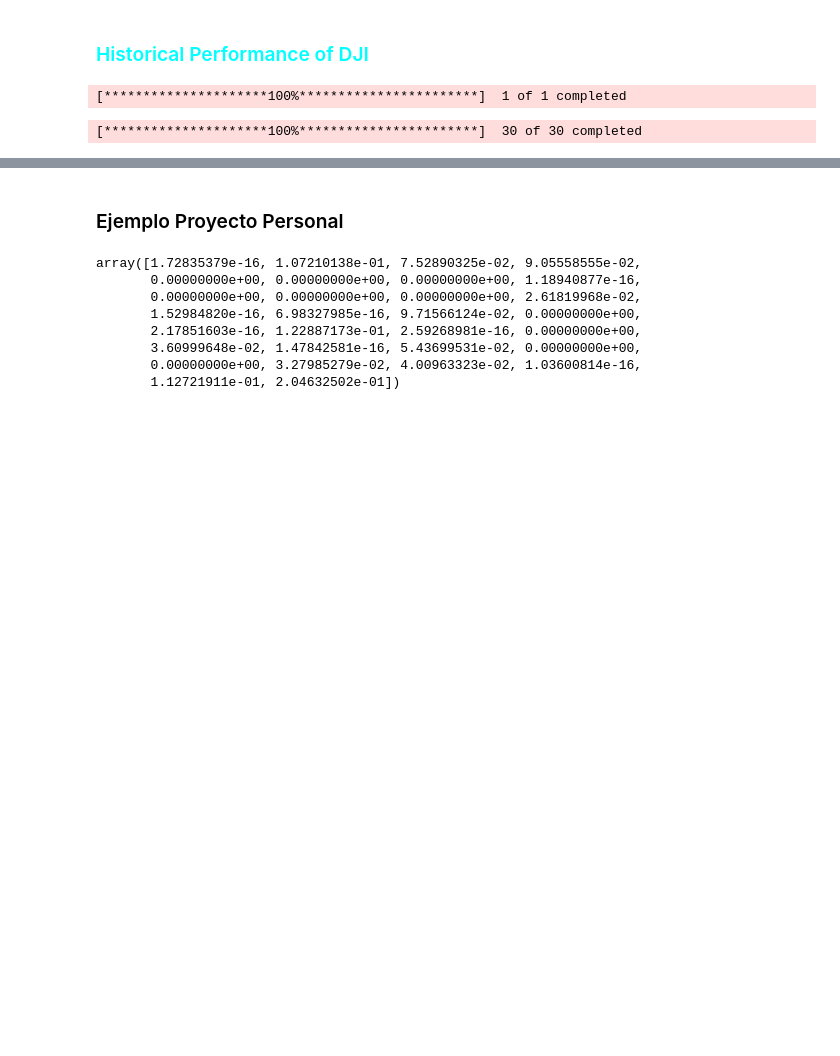
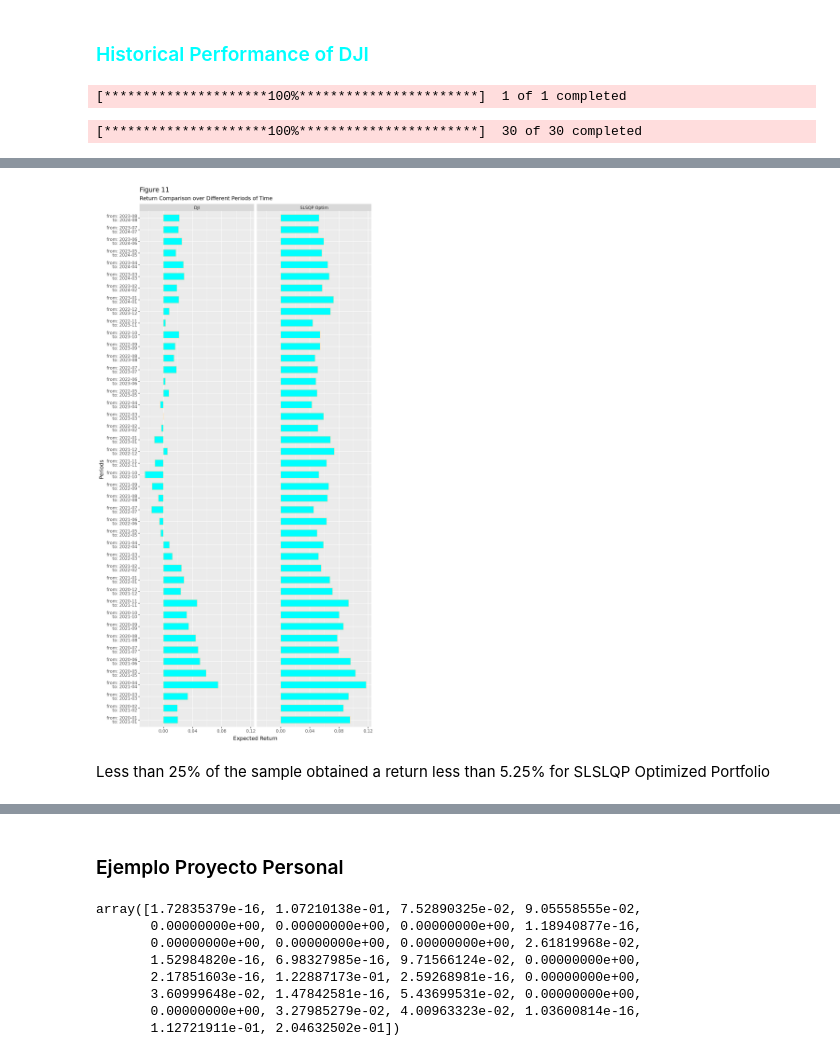
Before and after one commit to jorgelopez141/Markowitz-Optimization-of-the-DJI, a Jupyter notebook: CH4/CH4_results.ipynb, the cells around one changed output, grey strips where cells are left out. Drawn from its saved outputs; the diff is of its cells as text; code cells hidden in the pictures; blank space fills up the shorter version.

```diff
--- a/CH4/CH4_results.ipynb
+++ b/CH4/CH4_results.ipynb
@@ -948,0 +932,9 @@ startingDf.head(2)
+# %%
+startingDf2=startingDf >> mutate(
+    DJI_Sharpe = _.DJI_return/_.DJI_risk,
+    BestPort_Sharpe = _.BestPort_return/_.BestPort_risk,
+    BestPortSharpe_over_DJI_Sharpe = _.BestPort_Sharpe/_.DJI_Sharpe - 1,
+    datetime_start = pd.to_datetime(startingDf.startDate),
+    label_x = _.apply(lambda x: f"from: {x['startDate'].strftime('%Y-%m')}\nto: {x['endDate'].strftime('%Y-%m')}", axis=1)
+    )
+startingDf2.head(2)
@@ -948,0 +945,19 @@ startingDf.head(2)
+# %%
+from siuba import *
+from siuba.dply.vector import *
+from plotnine import *
+
+returns_historically_dji_bestport = startingDf2 >> select(_.label_x, _.DJI_return, _.BestPort_return)
+
+returns_historically_dji_bestport.melt(id_vars='label_x') >> mutate(variable = _.apply(lambda x: x['variable'].split('_')[0].replace('BestPort','SLSQP Optim'),axis=1)) >> \
+    ggplot() + \
+        geom_col(aes(x='label_x', y = 'value'), fill='cyan', color='navajowhite', width=.6) \
+        + facet_wrap('variable') + coord_flip() +\
+        labs(title = '',
+             subtitle='',
+             y='Expected Return',
+             x='Periods') + theme(figure_size=(8,16)) + labs(title='Figure 11', subtitle='Return Comparison over Different Periods of Time')
+# %% [output]
+[figure, added]
+# %% [markdown]
+Less than 25% of the sample obtained a return less than 5.25% for SLSLQP Optimized Portfolio
```
Also changed, not shown: parts of 93 cells of this notebook, 4 other files.
